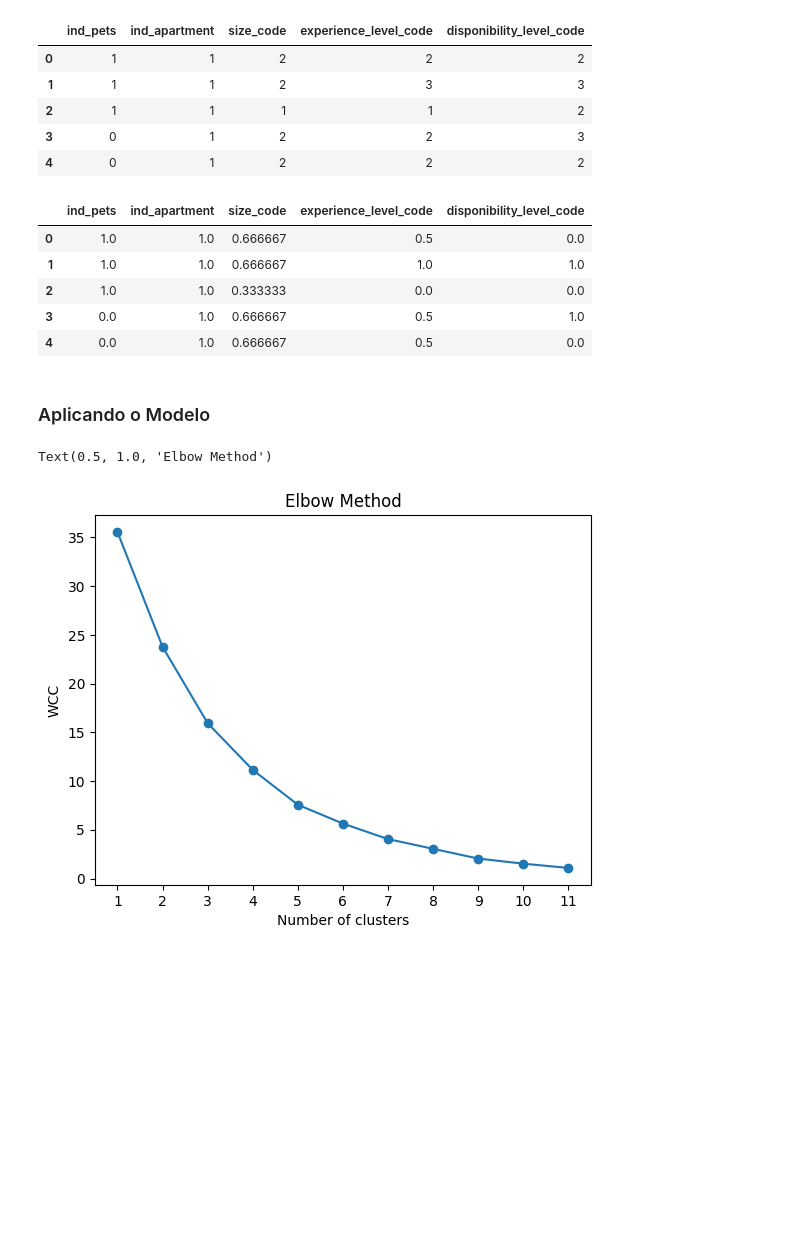
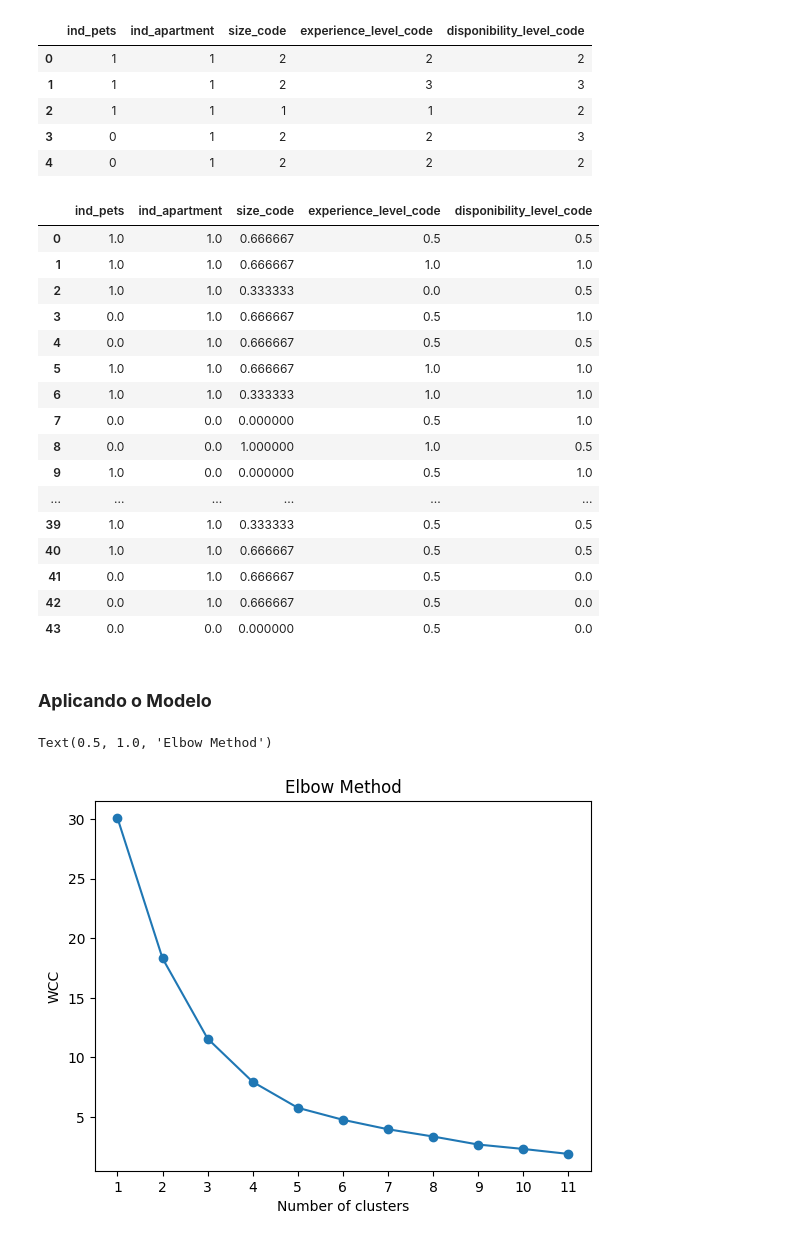
Before and after one commit to Chroma-CESAR/Rooted, a Jupyter notebook: notebooks/model.ipynb, the cells around one changed output. Drawn from its saved outputs; the diff is of its cells as text; code cells hidden in the pictures; blank space fills up the shorter version.

```diff
--- a/notebooks/model.ipynb
+++ b/notebooks/model.ipynb
@@ -154,9 +164,9 @@ data_points.head()
 def define_disponibility_level(row):
     disp_points = row['water_diff_code'] + row['sunlight_diff_code']
 
-    if disp_points <= 2:
+    if disp_points <= 3:
         return 'Low'
-    elif 2 < disp_points < 5:
+    elif 3 < disp_points < 5:
         return 'Medium'
     else:
         return 'High'
@@ -214,20 +224,31 @@ data_ml.head()
 # %%
 from sklearn.preprocessing import MinMaxScaler
 
 scaler = MinMaxScaler()
 data_ml_normalized = scaler.fit_transform(data_ml)
 
 data_ml_normalized = pd.DataFrame(data_ml_normalized, columns=data_ml.columns)
-data_ml_normalized.head()
+data_ml_normalized
 # %% [output]
 |  | ind_pets | ind_apartment | size_code | experience_level_code | disponibility_level_code |
-| 0 | 1.0 | 1.0 | 0.666667 | 0.5 | 0.0 |
+| 0 | 1.0 | 1.0 | 0.666667 | 0.5 | 0.5 |
 | 1 | 1.0 | 1.0 | 0.666667 | 1.0 | 1.0 |
-| 2 | 1.0 | 1.0 | 0.333333 | 0.0 | 0.0 |
+| 2 | 1.0 | 1.0 | 0.333333 | 0.0 | 0.5 |
 | 3 | 0.0 | 1.0 | 0.666667 | 0.5 | 1.0 |
-| 4 | 0.0 | 1.0 | 0.666667 | 0.5 | 0.0 |
+| 4 | 0.0 | 1.0 | 0.666667 | 0.5 | 0.5 |
+| 5 | 1.0 | 1.0 | 0.666667 | 1.0 | 1.0 |
+| 6 | 1.0 | 1.0 | 0.333333 | 1.0 | 1.0 |
+| 7 | 0.0 | 0.0 | 0.000000 | 0.5 | 1.0 |
+| 8 | 0.0 | 0.0 | 1.000000 | 1.0 | 0.5 |
+| 9 | 1.0 | 0.0 | 0.000000 | 0.5 | 1.0 |
+| ... | ... | ... | ... | ... | ... |
+| 39 | 1.0 | 1.0 | 0.333333 | 0.5 | 0.5 |
+| 40 | 1.0 | 1.0 | 0.666667 | 0.5 | 0.5 |
+| 41 | 0.0 | 1.0 | 0.666667 | 0.5 | 0.0 |
+| 42 | 0.0 | 1.0 | 0.666667 | 0.5 | 0.0 |
+| 43 | 0.0 | 0.0 | 0.000000 | 0.5 | 0.0 |
 # %% [markdown]
-### Aplicando o Modelo
+### **Aplicando o Modelo**
 # %%
 from sklearn.cluster import KMeans
 
@@ -246,4 +267,4 @@ plt.ylabel('WCC')
 plt.title('Elbow Method')
 # %% [output]
 Text(0.5, 1.0, 'Elbow Method')
-[figure, old version]
+[figure, new version]
```
Also changed, not shown: parts of 47 cells of this notebook, 4 other files.
